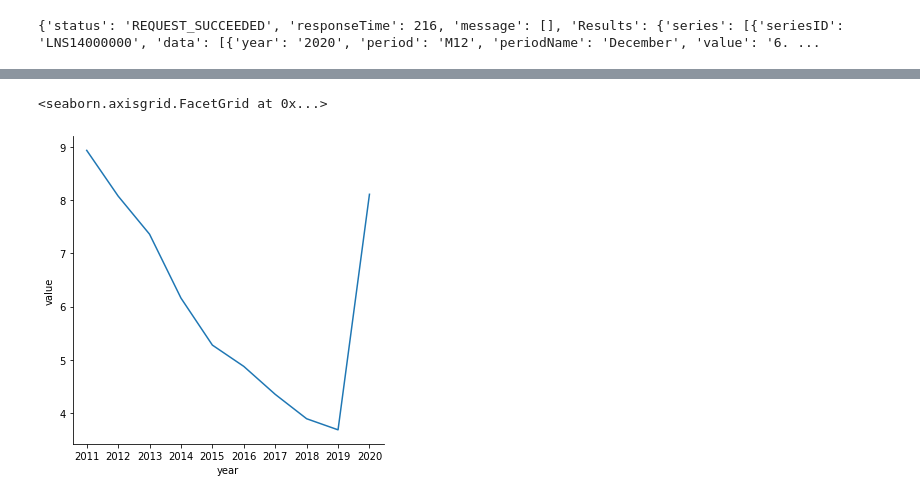
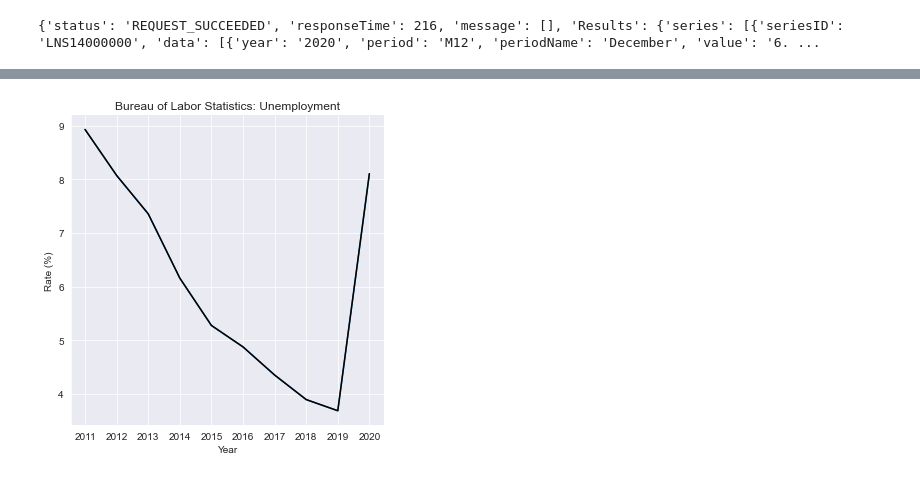
Before and after one commit to HeatherLD/API-Project, a Jupyter notebook: Homework 8 Exploratory API project - Jamie's version.ipynb, the cells around one changed output, grey strips where cells are left out. Saved outputs shown, nothing was run; the diff lists cells and outputs as text; code cells hidden in the pictures.

```diff
--- a/Homework 8 Exploratory API project - Jamie's version.ipynb
+++ b/Homework 8 Exploratory API project - Jamie's version.ipynb
@@ -62,5 +62,13 @@ pd.DataFrame(burg_yr_filtered)
 | 18 | 522426 | 522426 | 2020 |
 # %%
 # creating a burglary line plot
-sns.relplot(x='data_year', y='offense_count', data=burg_yr_filtered, kind='line')
+sns.set_style('darkgrid')
+b=sns.lineplot(x='data_year',
+               y='offense_count',
+               color='green',
+               data=burg_yr_filtered,
+               markers=True)
+b.set(xlabel = 'Year', ylabel = 'Number of Offenses', title = 'FBI Crime Data:  Burglary')
+
+plt.show()
 # %% [output]
@@ -226,7 +267,7 @@ print(bls_json_data_unemp)
 # %% [output]
 {'status': 'REQUEST_SUCCEEDED', 'responseTime': 216, 'message': [], 'Results': {'series': [{'seriesID': 'LNS14000000', 'data': [{'year': '2020', 'period': 'M12', 'periodName': 'December', 'value': '6. ...
 # %%
-#creating dataframe
+#creating unemployment dataframe
 unemp_df=pd.DataFrame(bls_json['Results']['series'][0]['data'])
 
 # convert 'value' column from strings to floats
@@ -237,5 +278,4 @@ unemp_sorted=unemp_df.sort_values(by=['year','period'])
 pd.DataFrame(unemp_sorted)
 
 # average unemployment rates by year
-unemp_by_year=unemp_sorted.groupby('year').mean('value')
-pd.DataFrame(unemp_by_year)
+unemp_by_yr=unemp_sorted.groupby('year').mean('value')
@@ -255,6 +282,16 @@ pd.DataFrame(unemp_by_year)
 # %%
 # creating an unemployment line plot
 sns.relplot(x='year', y='value', data=unemp_by_year, kind='line')
+
+# creating an unemployment line plot
+b=sns.lineplot(x='year',
+               y='value',
+               color='black',
+               data=unemp_by_yr,
+               markers=True)
+b.set(xlabel = 'Year', ylabel = 'Rate (%)', title = 'Bureau of Labor Statistics: Unemployment')
+
+
+plt.show()
 # %% [output]
-<seaborn.axisgrid.FacetGrid at 0x...>
-[figure, old version]
+[figure, new version]
```
Also changed, not shown: parts of 11 cells of this notebook.
